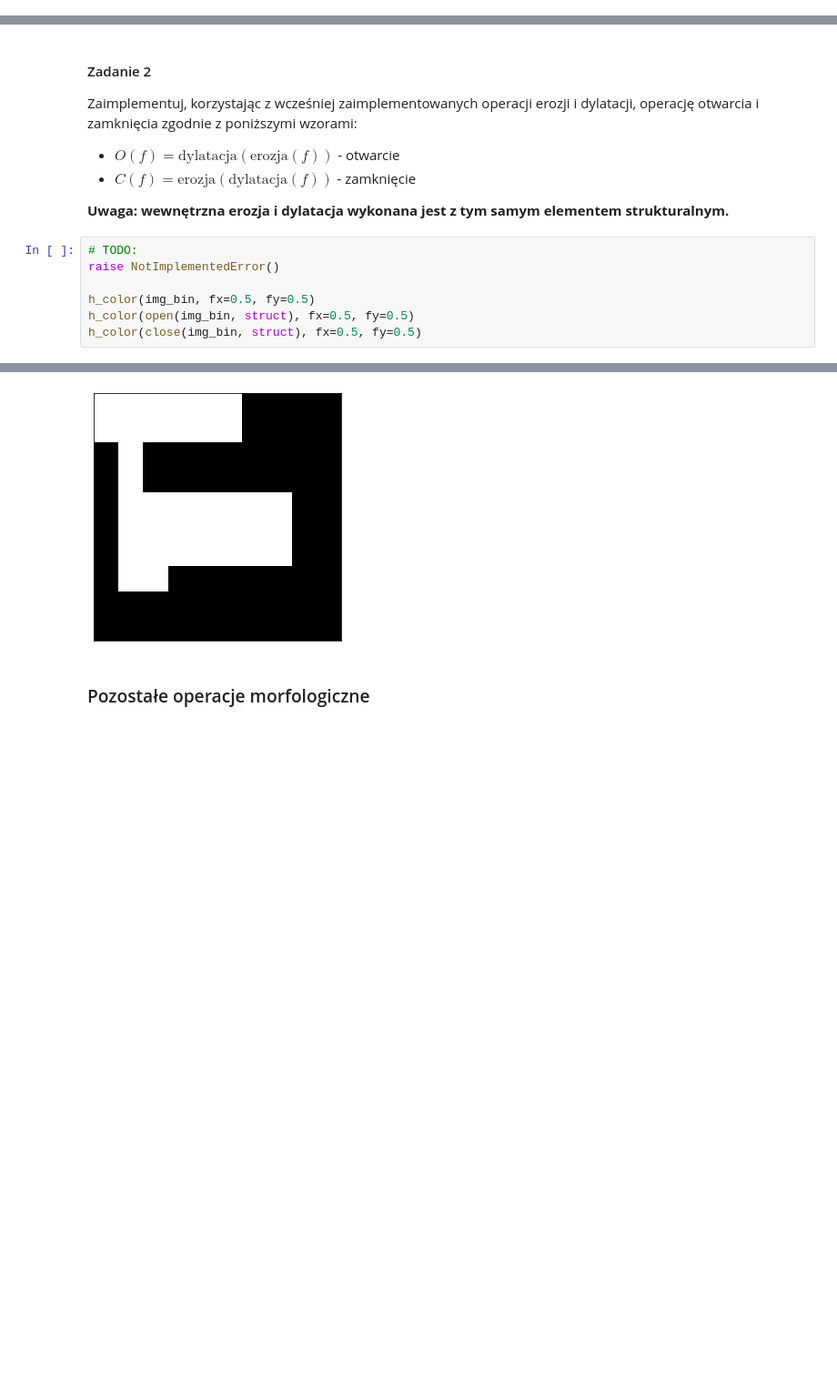
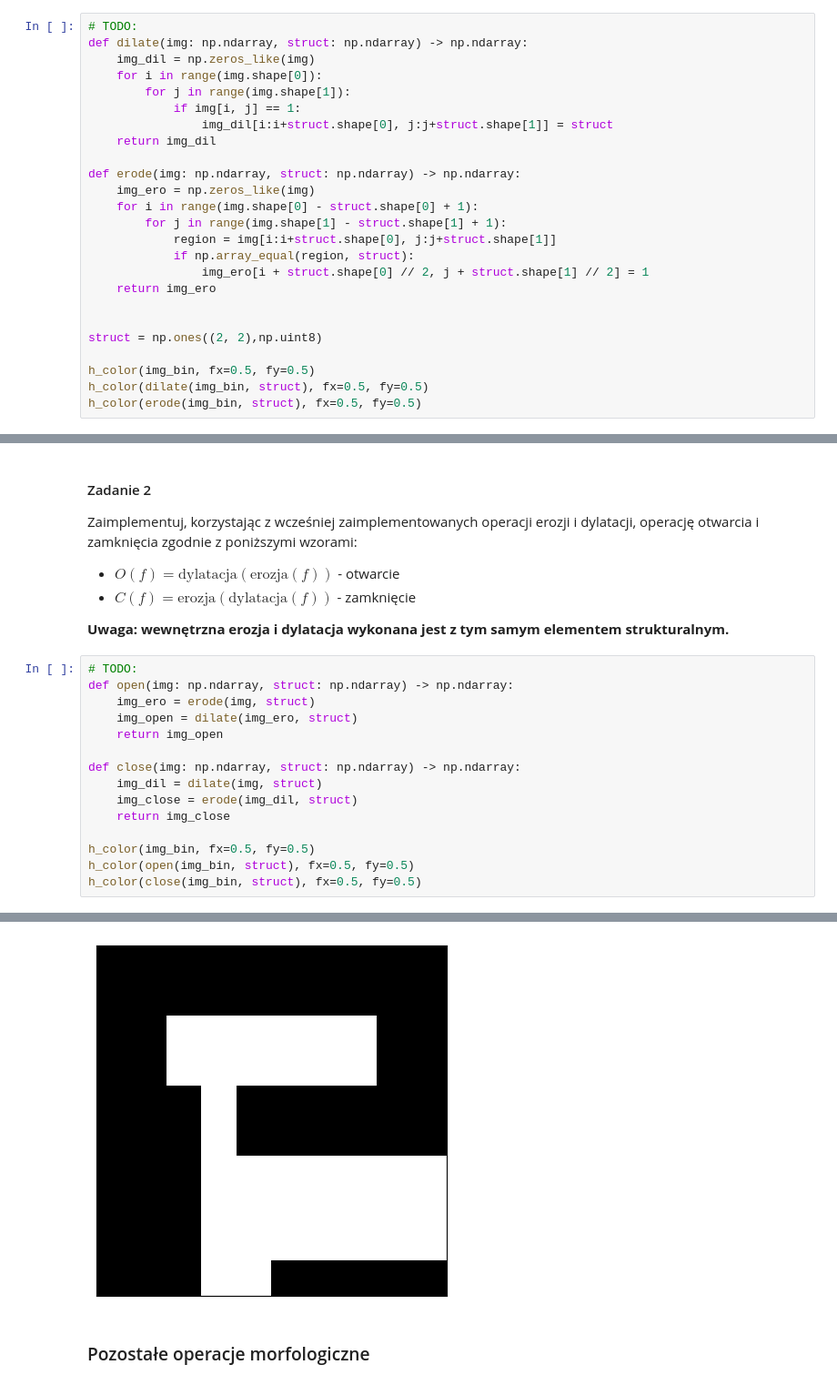
Before and after one commit to Nikiaker/ai-wkom-lab4, a Jupyter notebook: wk_lab4_clear.ipynb, the cells around one changed output, grey strips where cells are left out. Shown at 91% size. Cells and saved outputs as stored; diff of their text form; blank space fills up the shorter version.

```diff
--- a/wk_lab4_clear.ipynb
+++ b/wk_lab4_clear.ipynb
@@ -205,0 +193,25 @@ h_color(erode(img_bin, struct), fx=0.5, fy=0.5)
+# %%
+# TODO:
+def dilate(img: np.ndarray, struct: np.ndarray) -> np.ndarray:
+    img_dil = np.zeros_like(img)
+    for i in range(img.shape[0]):
+        for j in range(img.shape[1]):
+            if img[i, j] == 1:
+                img_dil[i:i+struct.shape[0], j:j+struct.shape[1]] = struct
+    return img_dil
+
+def erode(img: np.ndarray, struct: np.ndarray) -> np.ndarray:
+    img_ero = np.zeros_like(img)
+    for i in range(img.shape[0] - struct.shape[0] + 1):
+        for j in range(img.shape[1] - struct.shape[1] + 1):
+            region = img[i:i+struct.shape[0], j:j+struct.shape[1]]
+            if np.array_equal(region, struct):
+                img_ero[i + struct.shape[0] // 2, j + struct.shape[1] // 2] = 1
+    return img_ero
+
+
+struct = np.ones((2, 2),np.uint8)
+
+h_color(img_bin, fx=0.5, fy=0.5)
+h_color(dilate(img_bin, struct), fx=0.5, fy=0.5)
+h_color(erode(img_bin, struct), fx=0.5, fy=0.5)
@@ -236,7 +252,15 @@ Zaimplementuj, korzystając z wcześniej zaimplementowanych operacji erozji i dy
 **Uwaga: wewnętrzna erozja i dylatacja wykonana jest z tym samym elementem strukturalnym.**
 # %%
 # TODO:
-raise NotImplementedError()
+def open(img: np.ndarray, struct: np.ndarray) -> np.ndarray:
+    img_ero = erode(img, struct)
+    img_open = dilate(img_ero, struct)
+    return img_open
+
+def close(img: np.ndarray, struct: np.ndarray) -> np.ndarray:
+    img_dil = dilate(img, struct)
+    img_close = erode(img_dil, struct)
+    return img_close
 
 h_color(img_bin, fx=0.5, fy=0.5)
 h_color(open(img_bin, struct), fx=0.5, fy=0.5)
@@ -247,4 +271,4 @@ h_color(close(img_bin, struct), fx=0.5, fy=0.5)
-[figure, old version]
+[figure, new version]
 # %% [markdown]
 ### Pozostałe operacje morfologiczne
 # %% [markdown]
```
Also changed, not shown: parts of 8 cells of this notebook.
